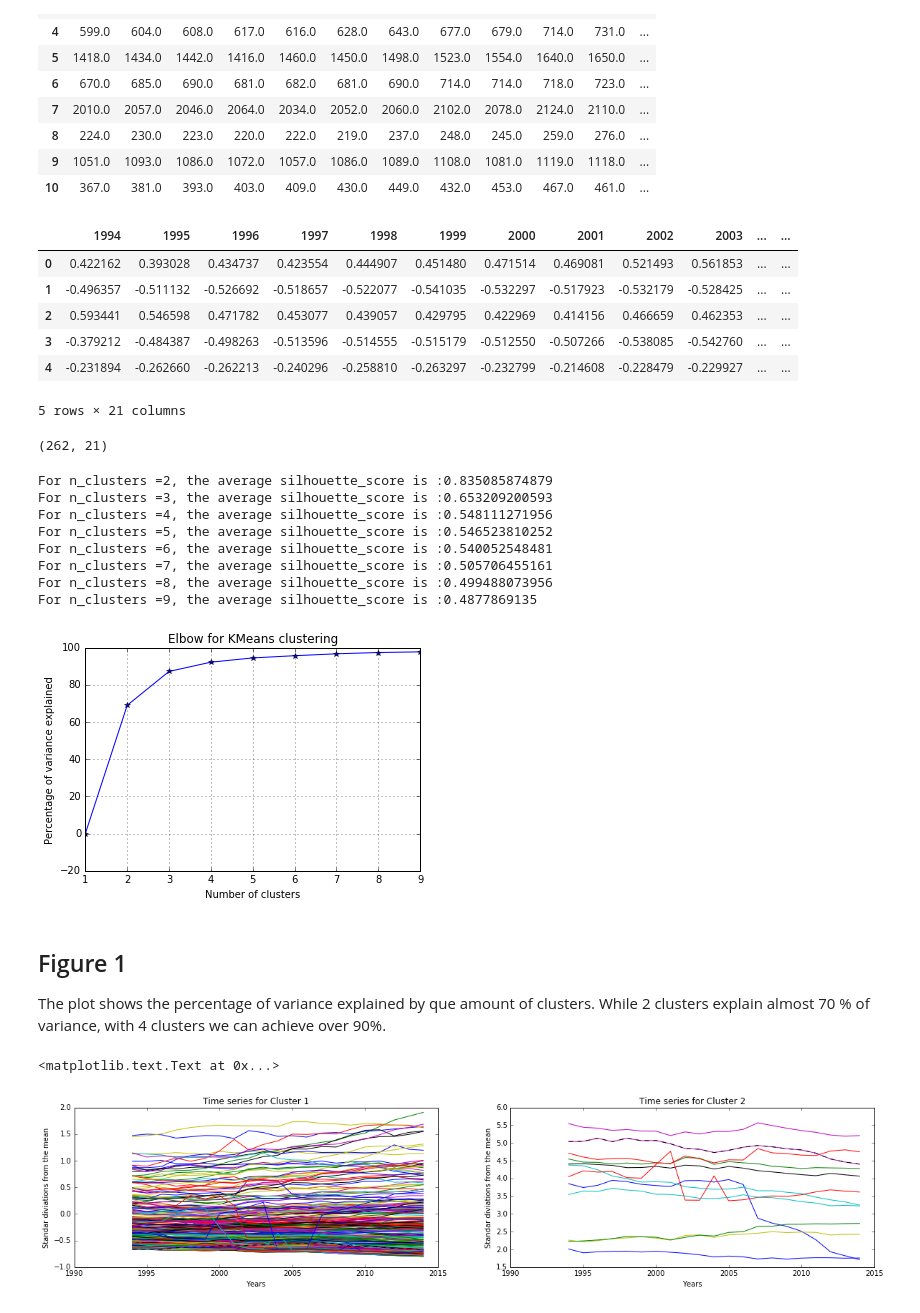
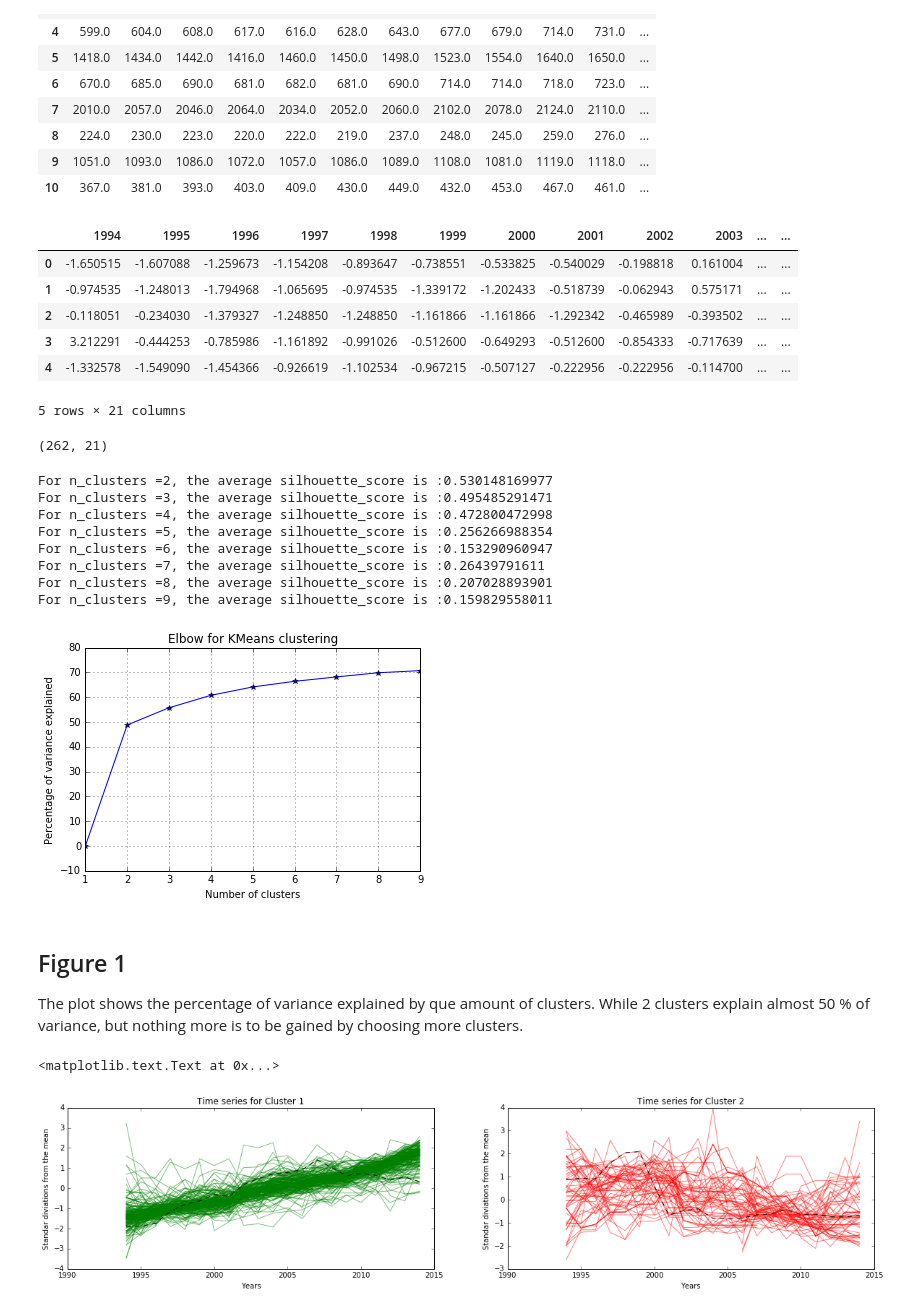
Before and after one commit to alephcero/PUI2016_fdg224, a Jupyter notebook: HW11_fdg224/HW11_2_fdg224.ipynb, the cells around one changed output. Drawn from its saved outputs; the diff is of its cells as text; code cells hidden in the pictures.

```diff
--- a/HW11_fdg224/HW11_2_fdg224.ipynb
+++ b/HW11_fdg224/HW11_2_fdg224.ipynb
@@ -100,6 +98,6 @@ def normalizeCol(column):
-# %%
-for col in mergeData.columns[4:]:
-    mergeData[col] = (mergeData[col] - mergeData[col].mean())/mergeData[col].std()
+# %%
+for i in range(mergeData.shape[0]):
+    mergeData.iloc[i,5:] = (mergeData.iloc[i,5:] - mergeData.iloc[i,5:].mean()) / mergeData.iloc[i,5:].std()
 # %%
 yearsText = years
 yearsText.sort()
@@ -108,11 +106,11 @@ yearsText = map(lambda x: str(x), yearsText)
 mergeData.loc[:,yearsText].head()
 # %% [output]
 |  | 1994 | 1995 | 1996 | 1997 | 1998 | 1999 | 2000 | 2001 | 2002 | 2003 | ... | ... |
-| 0 | 0.422162 | 0.393028 | 0.434737 | 0.423554 | 0.444907 | 0.451480 | 0.471514 | 0.469081 | 0.521493 | 0.561853 | ... | ... |
-| 1 | -0.496357 | -0.511132 | -0.526692 | -0.518657 | -0.522077 | -0.541035 | -0.532297 | -0.517923 | -0.532179 | -0.528425 | ... | ... |
-| 2 | 0.593441 | 0.546598 | 0.471782 | 0.453077 | 0.439057 | 0.429795 | 0.422969 | 0.414156 | 0.466659 | 0.462353 | ... | ... |
-| 3 | -0.379212 | -0.484387 | -0.498263 | -0.513596 | -0.514555 | -0.515179 | -0.512550 | -0.507266 | -0.538085 | -0.542760 | ... | ... |
-| 4 | -0.231894 | -0.262660 | -0.262213 | -0.240296 | -0.258810 | -0.263297 | -0.232799 | -0.214608 | -0.228479 | -0.229927 | ... | ... |
+| 0 | -1.650515 | -1.607088 | -1.259673 | -1.154208 | -0.893647 | -0.738551 | -0.533825 | -0.540029 | -0.198818 | 0.161004 | ... | ... |
+| 1 | -0.974535 | -1.248013 | -1.794968 | -1.065695 | -0.974535 | -1.339172 | -1.202433 | -0.518739 | -0.062943 | 0.575171 | ... | ... |
+| 2 | -0.118051 | -0.234030 | -1.379327 | -1.248850 | -1.248850 | -1.161866 | -1.161866 | -1.292342 | -0.465989 | -0.393502 | ... | ... |
+| 3 | 3.212291 | -0.444253 | -0.785986 | -1.161892 | -0.991026 | -0.512600 | -0.649293 | -0.512600 | -0.854333 | -0.717639 | ... | ... |
+| 4 | -1.332578 | -1.549090 | -1.454366 | -0.926619 | -1.102534 | -0.967215 | -0.507127 | -0.222956 | -0.222956 | -0.114700 | ... | ... |
 5 rows × 21 columns
 # %%
 X = np.matrix(mergeData.loc[:,yearsText])
@@ -133,14 +131,14 @@ for n_clusters in range(2,maxK):
     silhouette_avg = silhouette_score(X, cluster_labels)
     print("For n_clusters ={},".format(n_clusters)+" the average silhouette_score is :{}".format(silhouette_avg))
 # %% [output]
-For n_clusters =2, the average silhouette_score is :0.835085874879
-For n_clusters =3, the average silhouette_score is :0.653209200593
-For n_clusters =4, the average silhouette_score is :0.548111271956
-For n_clusters =5, the average silhouette_score is :0.546523810252
-For n_clusters =6, the average silhouette_score is :0.540052548481
-For n_clusters =7, the average silhouette_score is :0.505706455161
-For n_clusters =8, the average silhouette_score is :0.499488073956
-For n_clusters =9, the average silhouette_score is :0.4877869135
+For n_clusters =2, the average silhouette_score is :0.530148169977
+For n_clusters =3, the average silhouette_score is :0.495485291471
+For n_clusters =4, the average silhouette_score is :0.472800472998
+For n_clusters =5, the average silhouette_score is :0.256266988354
+For n_clusters =6, the average silhouette_score is :0.153290960947
+For n_clusters =7, the average silhouette_score is :0.26439791611
+For n_clusters =8, the average silhouette_score is :0.207028893901
+For n_clusters =9, the average silhouette_score is :0.159829558011
 # %%
 def elbow(data,K):
 #data is your input as numpy form
@@ -177,45 +175,42 @@ def elbow(data,K):
 # %%
 elbow(X, range(1,10))
 # %% [output]
-[figure, old version]
+[figure, new version]
 # %% [markdown]
 ## Figure 1
-The plot shows the percentage of variance explained by que amount of clusters. While 2 clusters explain almost 70 % of variance, with 4 clusters we can achieve over 90%.
+The plot shows the percentage of variance explained by que amount of clusters. While 2 clusters explain almost 50 % of variance, but nothing more is to be gained by choosing more clusters.
 # %%
 
 #train the model.
 km2=KMeans(random_state=324,n_clusters=2)
 res2=km2.fit(X)
-km4=KMeans(random_state=324,n_clusters=4)
-res4=km4.fit(X)
 
 mergeData['k2'] = res2.labels_
-mergeData['k4'] = res4.labels_
 # %%
 zipsCluster0 = mergeData.loc[mergeData.k2==0].index
 zipsCluster1 = mergeData.loc[mergeData.k2==1].index
 
 fig = plt.figure(figsize=(20,4))
 ax1 = fig.add_subplot(1,2,1)
 ax2 = fig.add_subplot(1,2,2)
 
 for i in zipsCluster0:
-    ax1.plot(mergeData.loc[i,yearsText])
+    ax1.plot(mergeData.loc[i,yearsText], color='green', alpha = .5)
 
-ax1.plot(yearsText,[mergeData.loc[i,yearsText[j]] for j in range(len(yearsText))],'k--')
+ax1.plot(yearsText,[mergeData.loc[i,yearsText[j]].mean() for j in range(len(yearsText))],'k--')
 ax1.set_title('Time series for Cluster 1')
 ax1.set_xlabel('Years')
 ax1.set_ylabel('Standar diviations from the mean')
 
 for i in zipsCluster1:
-    ax2.plot(mergeData.loc[i,yearsText])
+    ax2.plot(mergeData.loc[i,yearsText], color='red', alpha = .5)
 
-ax2.plot(yearsText,[mergeData.loc[i,yearsText[j]] for j in range(len(yearsText))],'k--')
+ax2.plot(yearsText,[mergeData.loc[i,yearsText[j]].mean() for j in range(len(yearsText))],'k--',)
 ax2.set_title('Time series for Cluster 2')
 ax2.set_xlabel('Years')
 ax2.set_ylabel('Standar diviations from the mean')
 # %% [output]
 <matplotlib.text.Text at 0x...>
-[figure, old version]
+[figure, new version]
 # %% [markdown]
 ## Figure 2
```
Also changed, not shown: parts of 7 cells of this notebook.
